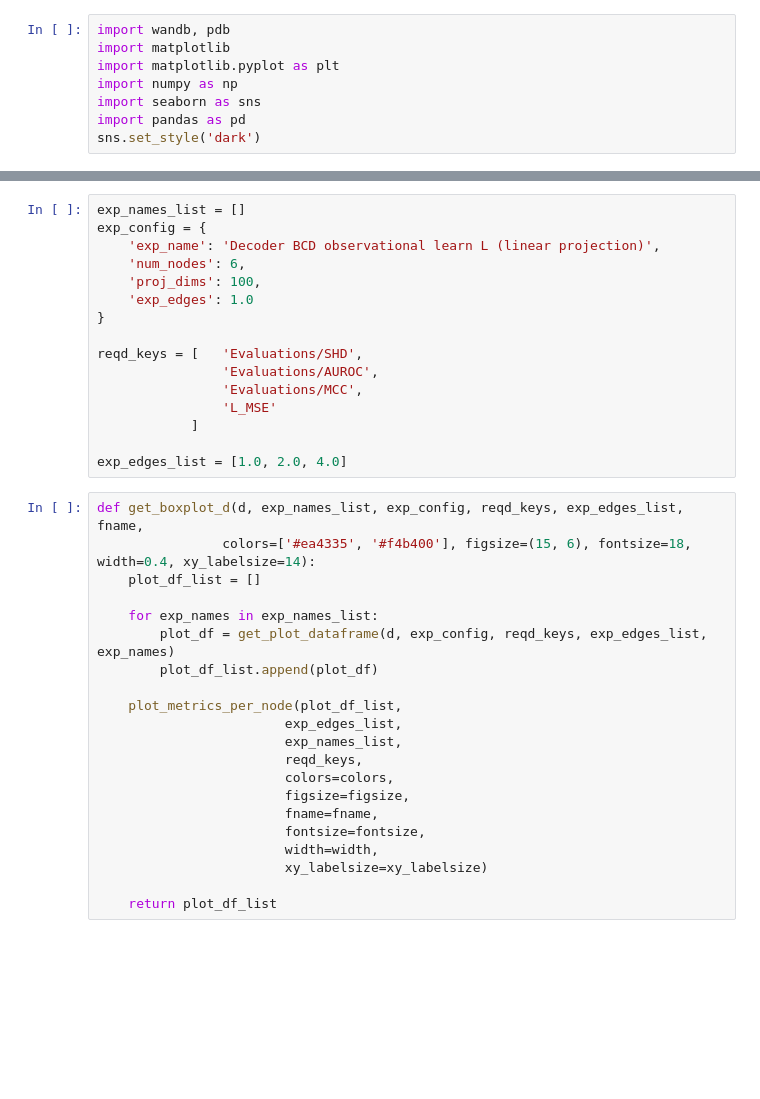
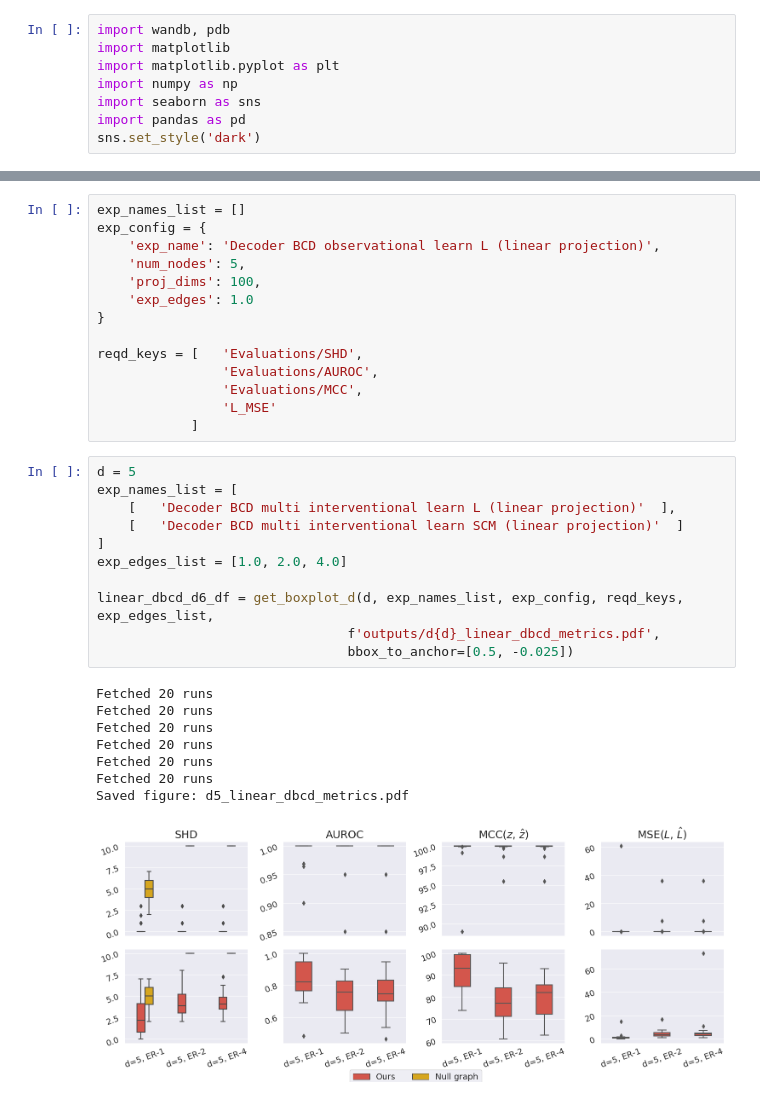
Before and after one commit to jithendaraa/structure-learning, a Jupyter notebook: plotters/boxplot.ipynb, the cells around one changed output, grey strips where cells are left out. Drawn from its saved outputs; the diff is of its cells as text; blank space fills up the shorter version.

```diff
--- a/plotters/boxplot.ipynb
+++ b/plotters/boxplot.ipynb
@@ -229,7 +279,7 @@ def plot_metrics_per_node(plot_df, exp_edges_list, exp_names, reqd_keys, colors,
 exp_names_list = []
 exp_config = {
     'exp_name': 'Decoder BCD observational learn L (linear projection)',
-    'num_nodes': 6,
+    'num_nodes': 5,
     'proj_dims': 100,
     'exp_edges': 1.0
 }
@@ -239,26 +289,23 @@ reqd_keys = [   'Evaluations/SHD',
                 'Evaluations/MCC',
                 'L_MSE'
             ]
-
-exp_edges_list = [1.0, 2.0, 4.0]
-# %%
-def get_boxplot_d(d, exp_names_list, exp_config, reqd_keys, exp_edges_list, fname,
-                colors=['#ea4335', '#f4b400'], figsize=(15, 6), fontsize=18, width=0.4, xy_labelsize=14):
-    plot_df_list = []
-
-    for exp_names in exp_names_list:
-        plot_df = get_plot_dataframe(d, exp_config, reqd_keys, exp_edges_list, exp_names)
-        plot_df_list.append(plot_df)
-
-    plot_metrics_per_node(plot_df_list,
-                        exp_edges_list,
-                        exp_names_list,
-                        reqd_keys,
-                        colors=colors,
-                        figsize=figsize,
-                        fname=fname,
-                        fontsize=fontsize,
-                        width=width,
-                        xy_labelsize=xy_labelsize)
-
-    return plot_df_list
+# %%
+d = 5
+exp_names_list = [
+    [   'Decoder BCD multi interventional learn L (linear projection)'  ],
+    [   'Decoder BCD multi interventional learn SCM (linear projection)'  ]
+]
+exp_edges_list = [1.0, 2.0, 4.0]
+
+linear_dbcd_d6_df = get_boxplot_d(d, exp_names_list, exp_config, reqd_keys, exp_edges_list,
+                                f'outputs/d{d}_linear_dbcd_metrics.pdf',
+                                bbox_to_anchor=[0.5, -0.025])
+# %% [output]
+Fetched 20 runs
+Fetched 20 runs
+Fetched 20 runs
+Fetched 20 runs
+Fetched 20 runs
+Fetched 20 runs
+Saved figure: d5_linear_dbcd_metrics.pdf
+[figure, added]
```
Also changed, not shown: parts of 14 cells of this notebook, 17 other files.
